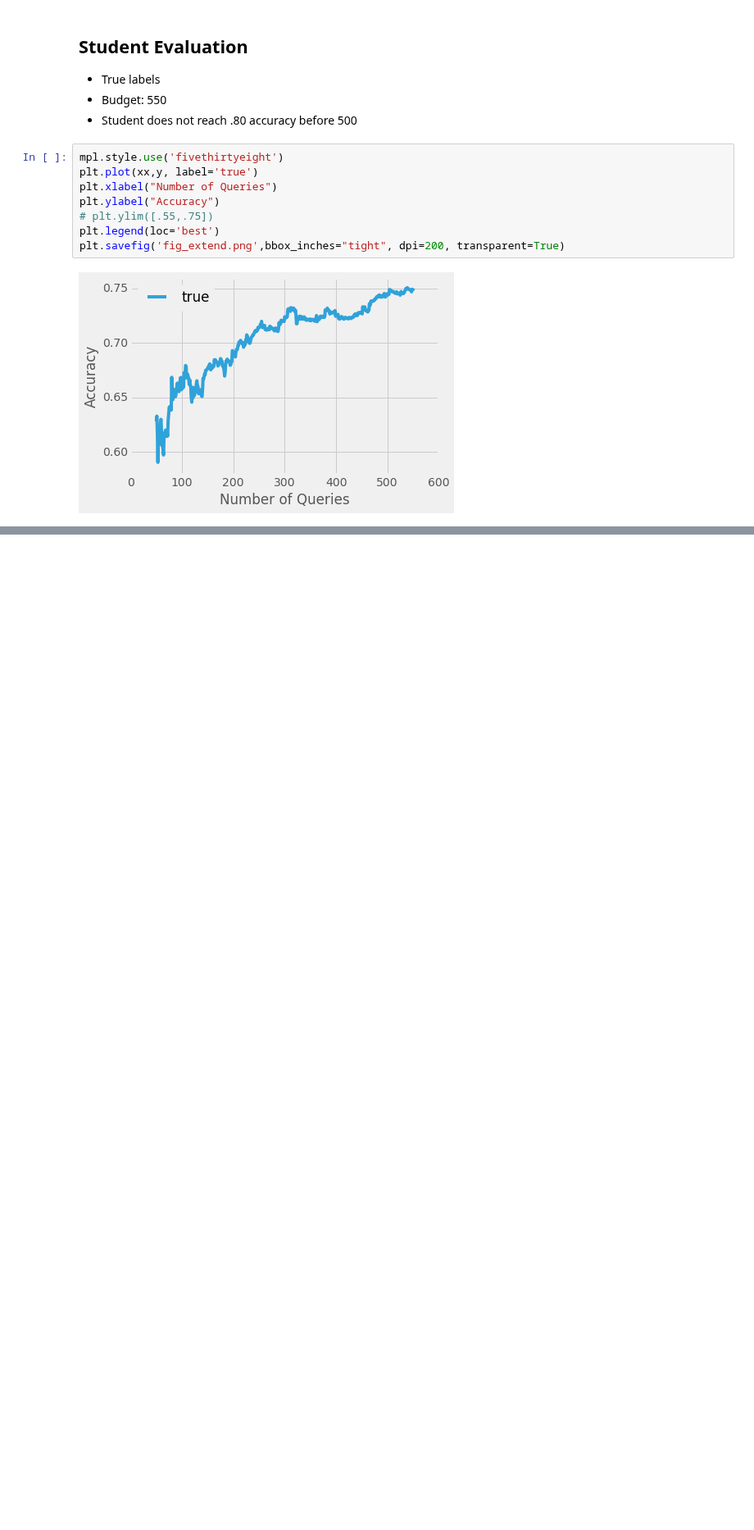
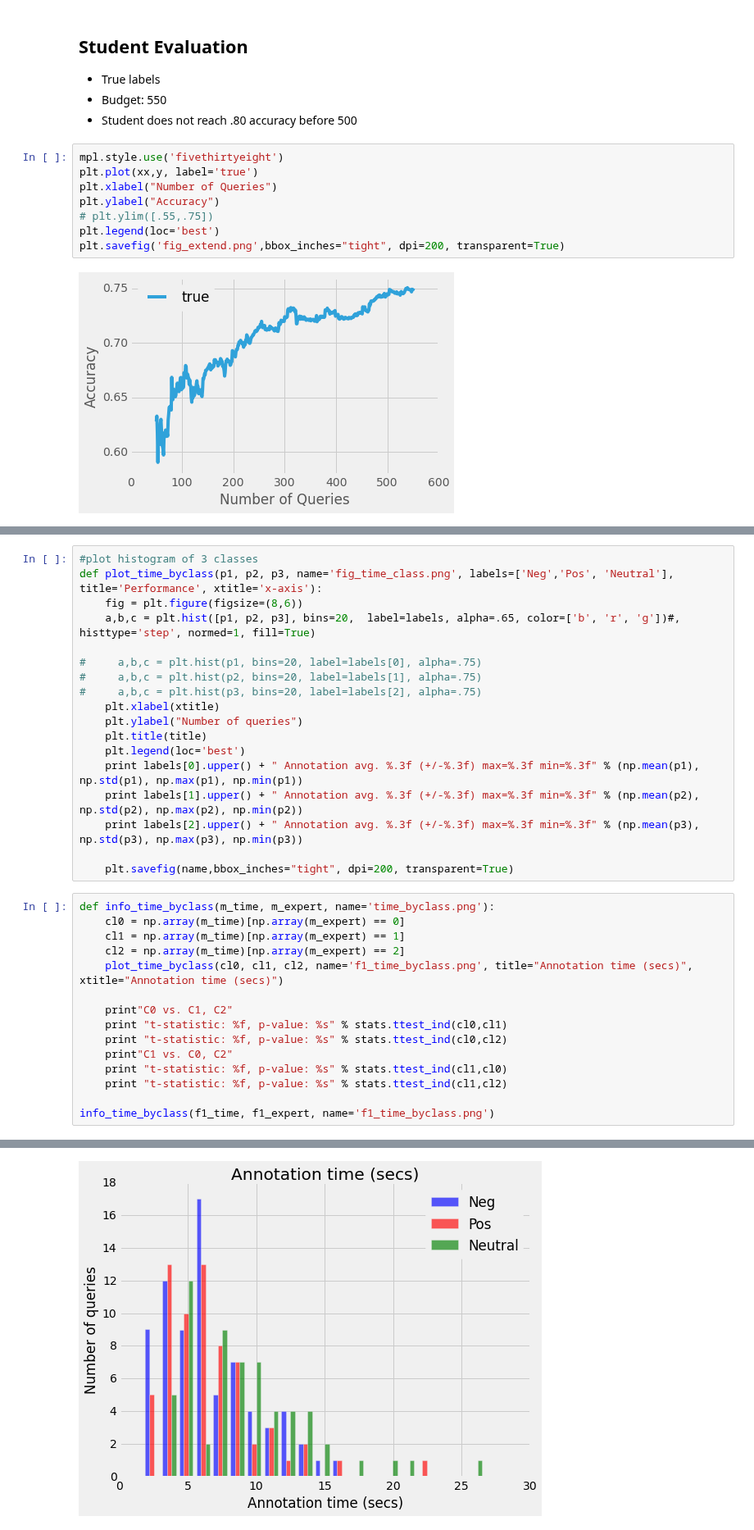
Before and after one commit to mramire8/notebooks, a Jupyter notebook: evaluate_student_user_study.ipynb, the cells around one changed output, grey strips where cells are left out. Shown at 82% size. Drawn from its saved outputs; the diff is of its cells as text; blank space fills up the shorter version.

```diff
--- a/evaluate_student_user_study.ipynb
+++ b/evaluate_student_user_study.ipynb
@@ -480,0 +693,34 @@ plt.savefig('fig_extend.png',bbox_inches="tight", dpi=200, transparent=True)
+# %%
+#plot histogram of 3 classes
+def plot_time_byclass(p1, p2, p3, name='fig_time_class.png', labels=['Neg','Pos', 'Neutral'], title='Performance', xtitle='x-axis'):
+    fig = plt.figure(figsize=(8,6))
+    a,b,c = plt.hist([p1, p2, p3], bins=20,  label=labels, alpha=.65, color=['b', 'r', 'g'])#, histtype='step', normed=1, fill=True)
+
+#     a,b,c = plt.hist(p1, bins=20, label=labels[0], alpha=.75)
+#     a,b,c = plt.hist(p2, bins=20, label=labels[1], alpha=.75)
+#     a,b,c = plt.hist(p3, bins=20, label=labels[2], alpha=.75)
+    plt.xlabel(xtitle)
+    plt.ylabel("Number of queries")
+    plt.title(title)
+    plt.legend(loc='best')
+    print labels[0].upper() + " Annotation avg. %.3f (+/-%.3f) max=%.3f min=%.3f" % (np.mean(p1), np.std(p1), np.max(p1), np.min(p1))
+    print labels[1].upper() + " Annotation avg. %.3f (+/-%.3f) max=%.3f min=%.3f" % (np.mean(p2), np.std(p2), np.max(p2), np.min(p2))
+    print labels[2].upper() + " Annotation avg. %.3f (+/-%.3f) max=%.3f min=%.3f" % (np.mean(p3), np.std(p3), np.max(p3), np.min(p3))
+
+    plt.savefig(name,bbox_inches="tight", dpi=200, transparent=True)
+# %%
+def info_time_byclass(m_time, m_expert, name='time_byclass.png'):
+    cl0 = np.array(m_time)[np.array(m_expert) == 0]
+    cl1 = np.array(m_time)[np.array(m_expert) == 1]
+    cl2 = np.array(m_time)[np.array(m_expert) == 2]
+    plot_time_byclass(cl0, cl1, cl2, name='f1_time_byclass.png', title="Annotation time (secs)", xtitle="Annotation time (secs)")
+
+    print"C0 vs. C1, C2"
+    print "t-statistic: %f, p-value: %s" % stats.ttest_ind(cl0,cl1)
+    print "t-statistic: %f, p-value: %s" % stats.ttest_ind(cl0,cl2)
+    print"C1 vs. C0, C2"
+    print "t-statistic: %f, p-value: %s" % stats.ttest_ind(cl1,cl0)
+    print "t-statistic: %f, p-value: %s" % stats.ttest_ind(cl1,cl2)
+
+info_time_byclass(f1_time, f1_expert, name='f1_time_byclass.png')
+# %% [output]
@@ -480,0 +736 @@ plt.savefig('fig_extend.png',bbox_inches="tight", dpi=200, transparent=True)
+[figure, added]
```
Also changed, not shown: parts of 35 cells of this notebook.
